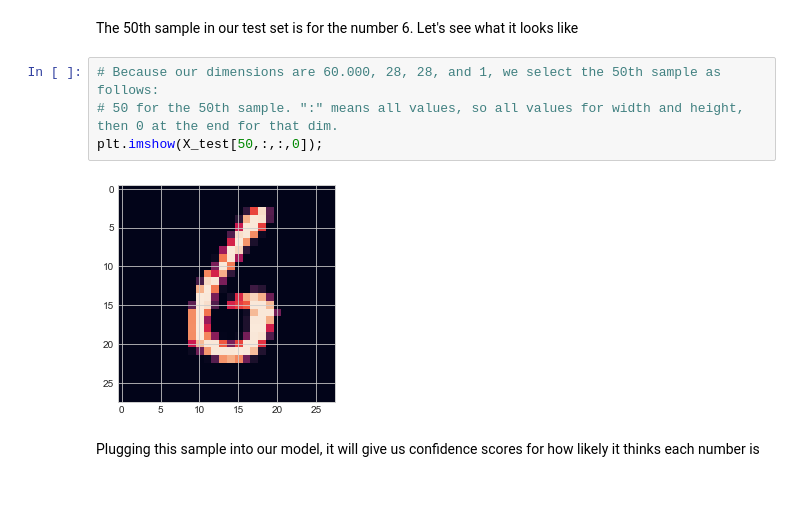
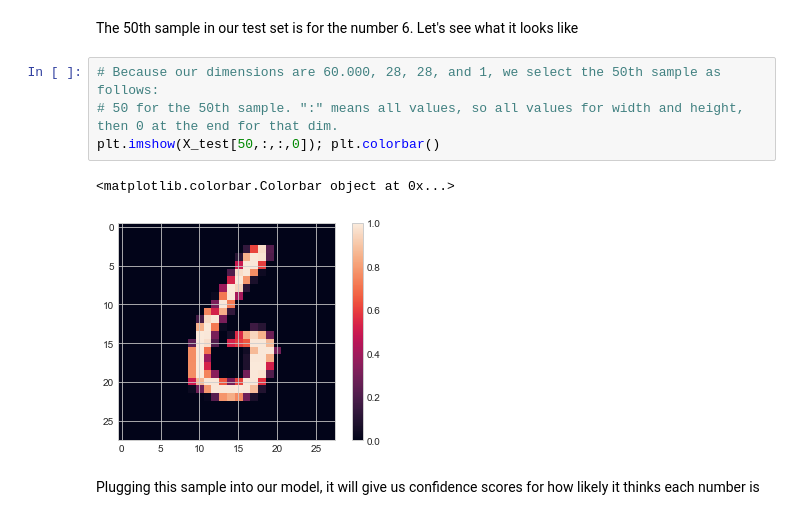
Before and after one commit to jvivian/Children-of-Skynet, a Jupyter notebook: keras-tutorial/keras-tutorial-jv.ipynb, the cells around one changed output. Cells and saved outputs as stored; diff of their text form; blank space fills up the shorter version.

```diff
--- a/keras-tutorial/keras-tutorial-jv.ipynb
+++ b/keras-tutorial/keras-tutorial-jv.ipynb
@@ -198,9 +201,10 @@ The 50th sample in our test set is for the number 6. Let's see what it looks lik
 # %%
 # Because our dimensions are 60.000, 28, 28, and 1, we select the 50th sample as follows:
 # 50 for the 50th sample. ":" means all values, so all values for width and height, then 0 at the end for that dim.
-plt.imshow(X_test[50,:,:,0]);
+plt.imshow(X_test[50,:,:,0]); plt.colorbar()
 # %% [output]
+<matplotlib.colorbar.Colorbar object at 0x...>
-[figure, old version]
+[figure, new version]
 # %% [markdown]
 Plugging this sample into our model, it will give us confidence scores for how likely it thinks each number is
 # %%
```
Also changed, not shown: parts of 28 cells of this notebook.
